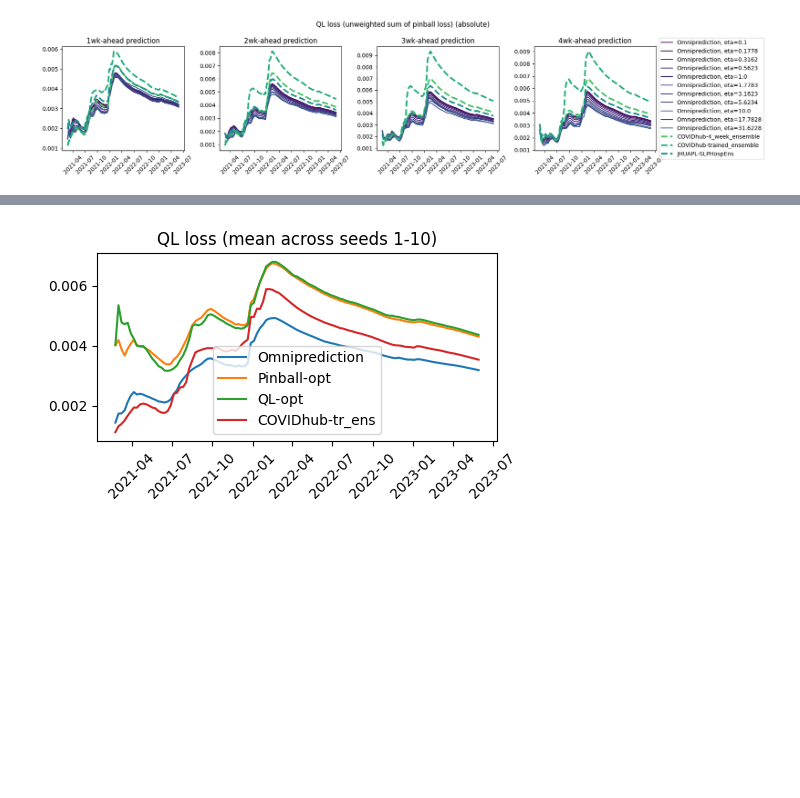
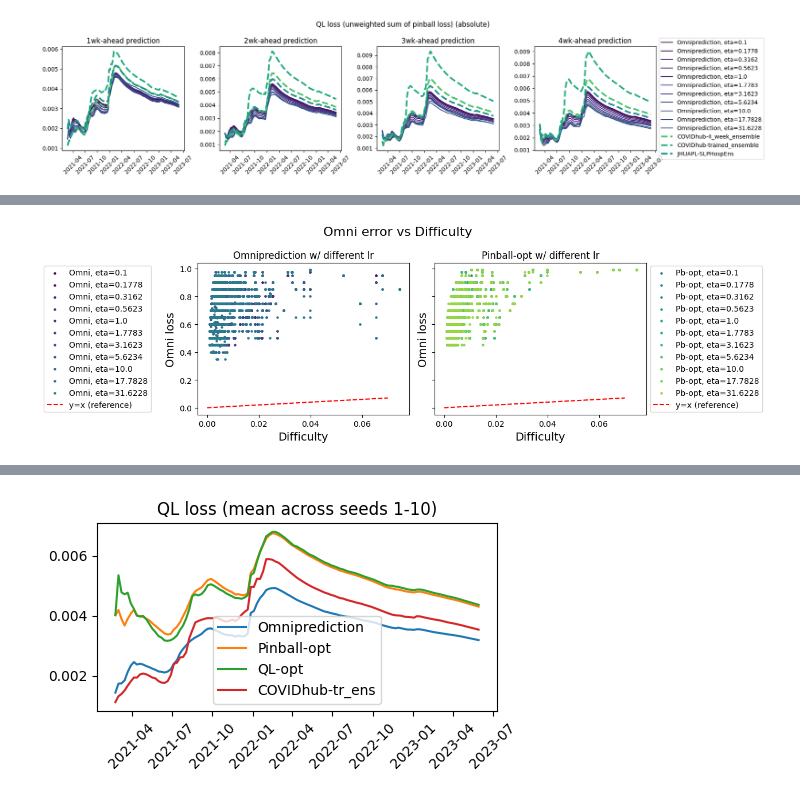
Before and after one commit to hysk79/omni-quantile, a Jupyter notebook: src/covid_hosp_weekly_v2.ipynb, the cells around one changed output, grey strips where cells are left out. Cells and saved outputs as stored; diff of their text form; code cells hidden in the pictures; blank space fills up the shorter version.

```diff
--- a/src/covid_hosp_weekly_v2.ipynb
+++ b/src/covid_hosp_weekly_v2.ipynb
@@ -374,0 +382,87 @@ plt.show()
+# %%
+# difficulty and performance plot
+from utils import color_func
+from metrics import ql_loss
+
+difficulty = np.zeros((4, 119))
+for w in range(1,5):
+    results = pickle.load(open(f"{SAVE_DIR_QL_PB}/results_{exp_name_string_ql_pb(w, 1.0, round_Y_F=True, suffix='_noens')}.pkl", 'rb'))
+    difficulty[w-1, :] = np.sqrt(np.mean(results['forecasters_pb_loss_history']**2, axis=(1,2)))
+    # difficulty[w-1, :] = np.mean(results['forecasters_pb_loss_history'], axis=(1,2))
+    # difficulty[w-1, :] = np.min(results['forecasters_pb_loss_history'], axis=(1,2))
+
+
+eta_list = np.round(np.power(10, np.arange(-1, 1.6, 0.25)), 4)
+eta_list_ql_pb = np.round(np.power(10, np.arange(-1, 4.1, 0.25)), 4)
+
+omni_omni_loss_mtx = np.zeros((len(eta_list), 4, 119))
+pb_omni_loss_mtx = np.zeros((len(eta_list_ql_pb), 4, 119))
+
+omni_ql_loss_mtx = np.zeros((len(eta_list), 4, 119))
+pb_ql_loss_mtx = np.zeros((len(eta_list_ql_pb), 4, 119))
+
+
+
+for w in range(1,5):
+    for ie, eta in enumerate(eta_list):
+        exp_name = exp_name_string_v2(w, eta, suffix='_noens')
+        results = pickle.load(open(f"{SAVE_DIR}/results_{exp_name}.pkl", 'rb'))
+
+        omni_omni_loss_mtx[ie, w-1, :] = results['omni_error_history']
+        omni_ql_loss_mtx[ie, w-1, :] = ql_loss(results['phat_history'], results['Y'], results['alpha_list']) / results['m']
+
+    for ie, eta in enumerate(eta_list_ql_pb):
+        exp_name = exp_name_string_ql_pb(w, eta, round_Y_F=True, suffix='_noens')
+        results = pickle.load(open(f"{SAVE_DIR_QL_PB}/results_{exp_name}.pkl", 'rb'))
+        pb_omni_loss_mtx[ie, w-1, :] = results['pinball_omni_history']
+        pb_ql_loss_mtx[ie, w-1, :] = ql_loss(results['pinball_preds_history'], results['Y'], results['alpha_list']) / results['m']
+
+
+fig, ax = plt.subplots(1, 2, figsize=(13,4), sharey=True)
+for ie, eta in enumerate(eta_list):
+    ax[0].scatter(difficulty.flatten(), omni_omni_loss_mtx[ie, :, :].flatten(), s=5, color = color_func(20, ie), label=f'Omni, eta={eta}')
+ax[0].set_title('Omniprediction w/ different lr')
+
+for ie, eta in enumerate(eta_list_ql_pb):
+    if ie > 10:
+        break
+    ax[1].scatter(difficulty.flatten(), pb_omni_loss_mtx[ie, :, :].flatten(), s=5, color = color_func(20, 10+ie), label=f'Pb-opt, eta={eta}')
+ax[1].set_title('Pinball-opt w/ different lr')
+
+for i in range(2):
+    ax[i].plot([0,0.07], [0,0.07], color='red', linestyle='--', label='y=x (reference)')
+    ax[i].set_xlabel('Difficulty', fontsize=14)
+    ax[i].set_ylabel('Omni loss', fontsize=14)
+
+ax[0].legend(loc='center right', bbox_to_anchor=(-0.2, 0.5))
+ax[1].legend(loc='center left', bbox_to_anchor=(1, 0.5))
+
+fig.suptitle('Omni error vs Difficulty', fontsize=16)
+fig.tight_layout()
+plt.show()
+
+
+fig, ax = plt.subplots(1, 2, figsize=(13,4), sharey=True)
+for ie, eta in enumerate(eta_list):
+    ax[0].scatter(difficulty.flatten(), omni_ql_loss_mtx[ie, :, :].flatten(), s=5, color = color_func(20, ie), label=f'Omni, eta={eta}')
+ax[0].set_title('Omniprediction w/ different lr')
+
+for ie, eta in enumerate(eta_list_ql_pb):
+    if ie > 10:
+        break
+    ax[1].scatter(difficulty.flatten(), pb_ql_loss_mtx[ie, :, :].flatten(), s=5, color = color_func(20, 10+ie), label=f'Pb-opt, eta={eta}')
+ax[1].set_title('Pinball-opt w/ different lr')
+
+for i in range(2):
+    ax[i].plot([0, difficulty.max()], [0,difficulty.max()], color='red', linestyle='--', label='y=x (reference)')
+    ax[i].set_xlabel('Difficulty', fontsize=14)
+    ax[i].set_ylabel('QL loss', fontsize=14)
+
+ax[0].legend(loc='center right', bbox_to_anchor=(-0.2, 0.5))
+ax[1].legend(loc='center left', bbox_to_anchor=(1, 0.5))
+
+fig.suptitle('QL loss vs Difficulty', fontsize=16)
+fig.tight_layout()
+plt.show()
+# %% [output]
+[figure, added]
```
Also changed, not shown: parts of 5 cells of this notebook, 10 other files.
